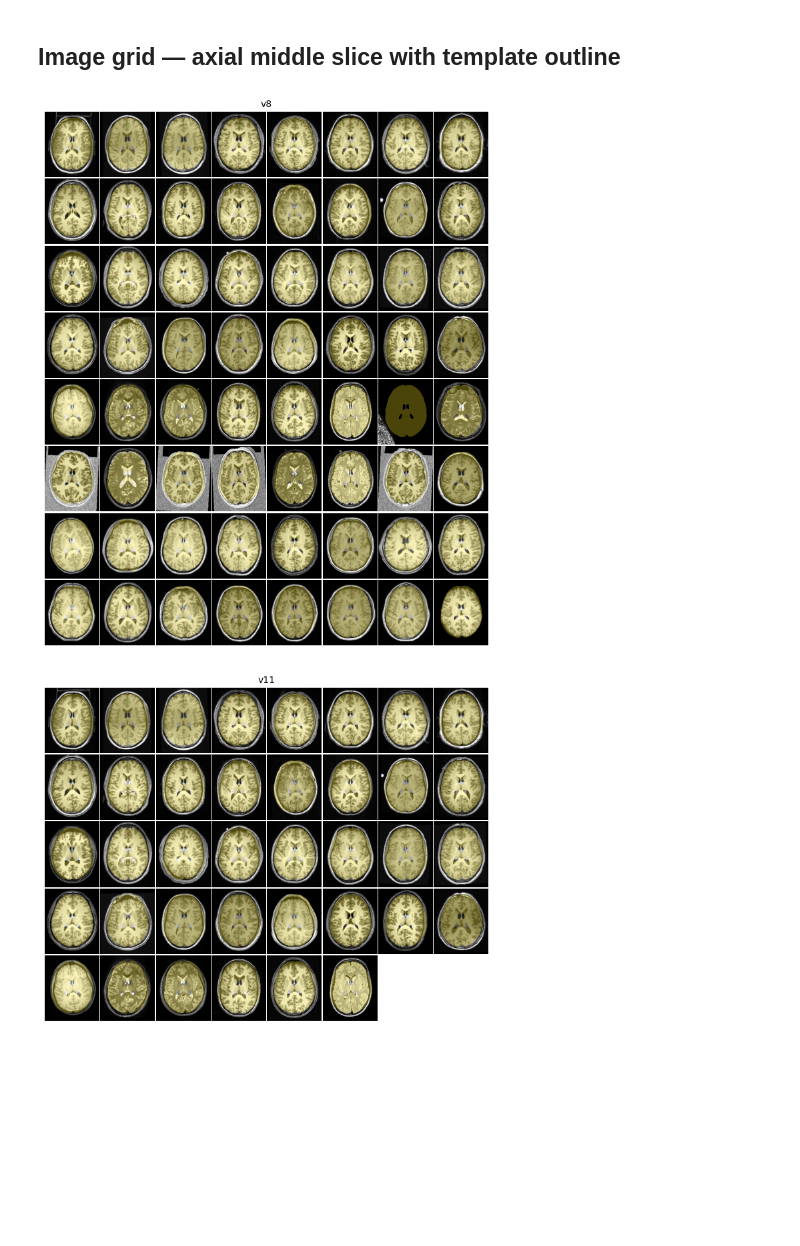
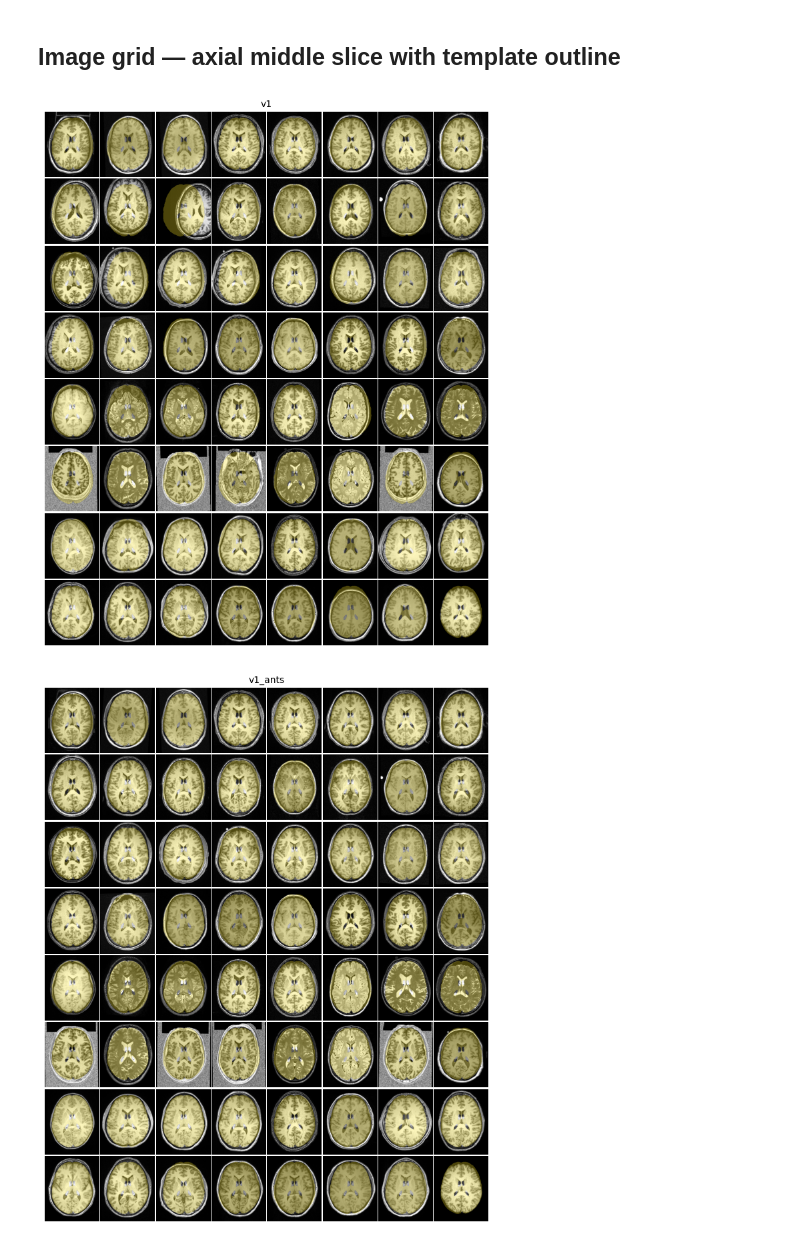
Before and after one commit to clane9/smri-fm, a Jupyter notebook: experiments/registration_testing/analysis.ipynb, the cells around one changed output. Saved outputs shown, nothing was run; the diff lists cells and outputs as text; code cells hidden in the pictures.

```diff
--- a/experiments/registration_testing/analysis.ipynb
+++ b/experiments/registration_testing/analysis.ipynb
@@ -35,6 +35,7 @@ def parse_stop_cond(s):
 df[["stop_type", "n_iter"]] = df["stop_cond"].apply(parse_stop_cond).apply(pd.Series)
 df["input"] = df["input"].apply(lambda p: Path(p).name)
 df["final_metric"] = -df["final_metric"]
+df.loc[df["final_metric"] == 0, "final_metric"] = pd.NA
 
 df = df.drop_duplicates(["version", "input"], keep="last")
 
@@ -69,7 +67,7 @@ bad_images = df.loc[df["version"] == "v1"].sort_values("final_metric")["input"].
 ## Histograms
 # %%
 # versions = sorted(df["version"].unique())
-versions = ["v1", "v8", "v11"]
+versions = ["v1", "v8", "v11", "v1_ants"]
 
 metrics = [
     ("run_time", "time (s)"),
@@ -109,33 +102,33 @@ def image_grid(version, nrow: int = 8, ncol: int = 8):
     img_paths = sorted((OUTPUT_DIR / version).glob("*.nii*"))
     img_paths = img_paths[: nrow * ncol]
     H, W = template_mask_slice.shape
     ploth = 1.0
     plotw = (W / H) * ploth
     padh = 0.2
 
     fig, axes = plt.subplots(nrow, ncol, figsize=(ncol * plotw, nrow * ploth + padh))
     axes = axes.ravel()
 
     for ii, ax in enumerate(axes):
         if ii >= len(img_paths):
             ax.axis("off")
             continue
         path = img_paths[ii]
         arr = sitk.GetArrayFromImage(sitk.ReadImage(str(path)))
         sl = arr[mid_z]
         vmax = np.percentile(sl, 99)
         ax.imshow(sl, cmap="gray", vmin=0, vmax=vmax, origin="lower")
         ax.imshow(
             np.where(template_mask_slice > 0, 1.0, np.nan), vmin=0.0, alpha=0.3, origin="lower"
         )
         ax.axis("off")
 
     fig.suptitle(version, y=1.001, fontsize=10)
     fig.tight_layout(pad=0.1)
 
 
-for version in ["v8", "v11"]:
+for version in ["v1", "v1_ants"]:
     image_grid(version)
 # %% [output]
-[figure, old version]
+[figure, new version]
-[figure, old version]
+[figure, new version]
```
Also changed, not shown: parts of 5 cells of this notebook, 2 other files.
